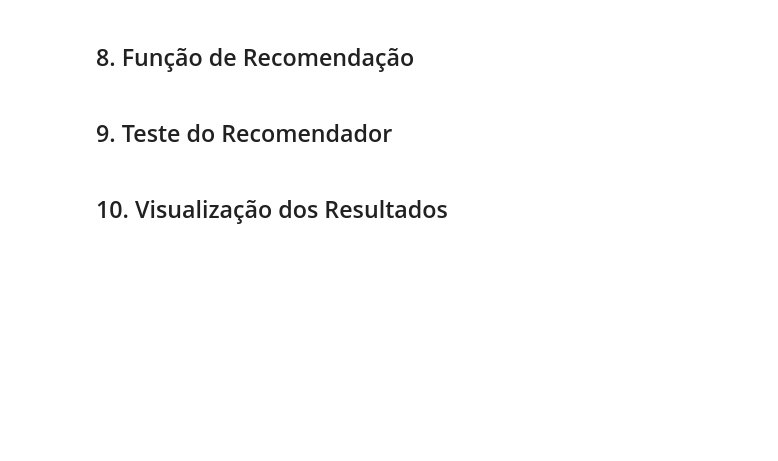
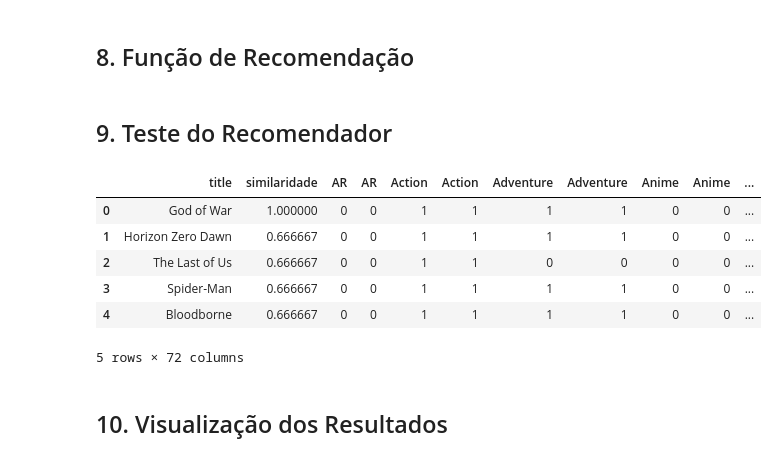
Before and after one commit to matheusavolio/EDA_Similaridade_Cosseno, a Jupyter notebook: EDA_Similaridade_Cosseno.ipynb, the cells around one changed output. Cells and saved outputs as stored; diff of their text form; code cells hidden in the pictures; blank space fills up the shorter version.

```diff
--- a/EDA_Similaridade_Cosseno.ipynb
+++ b/EDA_Similaridade_Cosseno.ipynb
@@ -150,4 +207,17 @@ Exploda a coluna `genres` e crie uma matriz **multi-hot** (uma coluna por gêner
 # %% [markdown]
 ## 7. Similaridade Cosseno
+# %%
+def cosine_similarity(a: np.ndarray, b: np.ndarray) -> float:
+    denom = (np.linalg.norm(a) * np.linalg.norm(b))
+    if denom == 0.0:
+        return 0.0
+    return float(np.dot(a, b) / denom)
+
+def cosine_sim_vector_to_matrix(vec: np.ndarray, mat: np.ndarray) -> np.ndarray:
+    vec = vec.reshape(1, -1)
+    dot = mat @ vec.T                   # (n,1)
+    norms = (np.linalg.norm(mat, axis=1) * np.linalg.norm(vec))
+    norms[norms == 0.0] = 1e-9
+    return (dot.ravel() / norms)
 # %% [markdown]
 ## 8. Função de Recomendação
@@ -154,4 +242,19 @@ Exploda a coluna `genres` e crie uma matriz **multi-hot** (uma coluna por gêner
 # %% [markdown]
 ## 9. Teste do Recomendador
+# %%
+#@title Selecione o título e o range (K)
+title = "Uncharted 4"  #@param {type:"string"}
+k = 5            #@param {type:"slider", min:1, max:15, step:1}
+
+results = recommend_by_title(df, X, title, k=k, name_col=name_col, artist_col=artist_col)
+results
+# %% [output]
+|  | title | similaridade | AR | AR | Action | Action | Adventure | Adventure | Anime | Anime | ... |
+| 0 | God of War | 1.000000 | 0 | 0 | 1 | 1 | 1 | 1 | 0 | 0 | ... |
+| 1 | Horizon Zero Dawn | 0.666667 | 0 | 0 | 1 | 1 | 1 | 1 | 0 | 0 | ... |
+| 2 | The Last of Us | 0.666667 | 0 | 0 | 1 | 1 | 0 | 0 | 0 | 0 | ... |
+| 3 | Spider-Man | 0.666667 | 0 | 0 | 1 | 1 | 1 | 1 | 0 | 0 | ... |
+| 4 | Bloodborne | 0.666667 | 0 | 0 | 1 | 1 | 1 | 1 | 0 | 0 | ... |
+5 rows × 72 columns
 # %% [markdown]
 ## 10. Visualização dos Resultados
```
Also changed, not shown: parts of 11 cells of this notebook.
